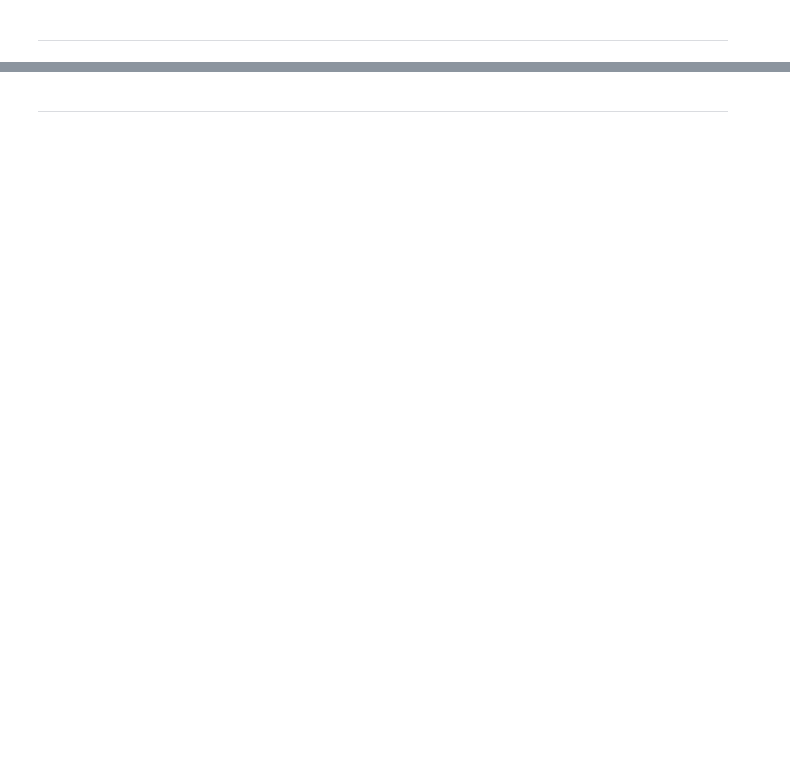
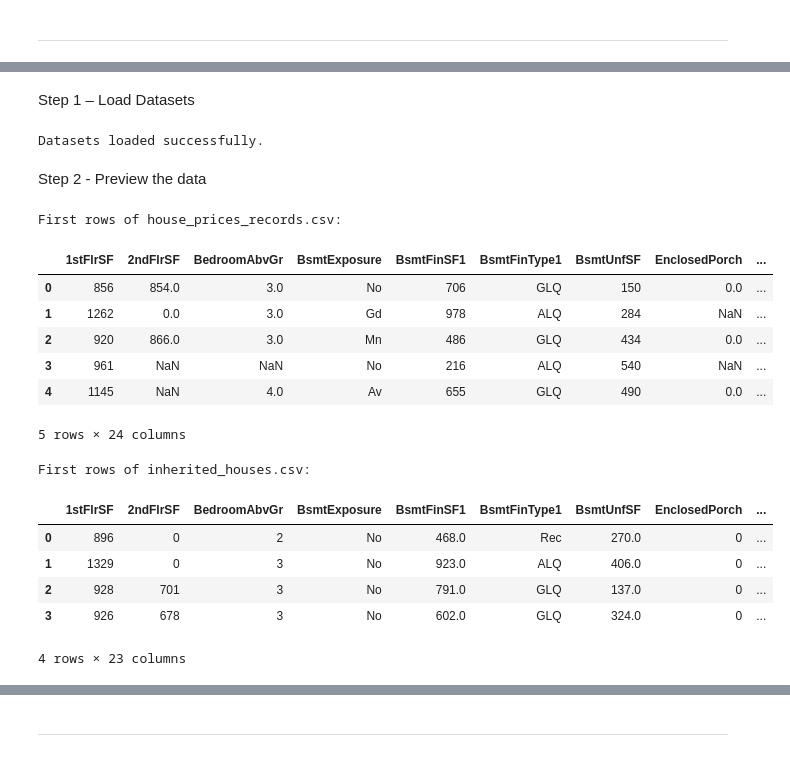
Before and after one commit to galindo89/heritage-housing-ml-pgz, a Jupyter notebook: jupyter_notebooks/Data_Collection.ipynb, the cells around one changed output, grey strips where cells are left out. Cells and saved outputs as stored; diff of their text form; code cells hidden in the pictures; blank space fills up the shorter version.

Commit message:
finalizing data collection notebook

```diff
--- a/jupyter_notebooks/Data_Collection.ipynb
+++ b/jupyter_notebooks/Data_Collection.ipynb
@@ -95,0 +114,4 @@ kaggle.json found and environment variable set.
+# %%
+data_dir = os.path.join("inputs", "datasets","raw")
+os.makedirs(data_dir, exist_ok=True)
+!kaggle datasets download -d codeinstitute/housing-prices-data -p {data_dir} --unzip
@@ -99,0 +186,47 @@ kaggle.json found and environment variable set.
+# %% [markdown]
+Step 1 – Load Datasets
+# %%
+import pandas as pd
+import os
+
+# Define dataset paths
+records_path = os.path.join(
+    data_dir, 'house-price-20211124T154130Z-001', 'house-price', 'house_prices_records.csv'
+)
+inherited_path = os.path.join(
+    data_dir, 'house-price-20211124T154130Z-001', 'house-price', 'inherited_houses.csv'
+)
+
+# Load the datasets
+try:
+    df_records = pd.read_csv(records_path)
+    df_inherited = pd.read_csv(inherited_path)
+    print("Datasets loaded successfully.")
+except FileNotFoundError as e:
+    print("File not found:", e)
+# %% [output]
+Datasets loaded successfully.
+# %% [markdown]
+Step 2 - Preview the data
+# %%
+print("\nFirst rows of house_prices_records.csv:")
+display(df_records.head())
+
+print("\nFirst rows of inherited_houses.csv:")
+display(df_inherited.head())
+# %% [output]
+First rows of house_prices_records.csv:
+|  | 1stFlrSF | 2ndFlrSF | BedroomAbvGr | BsmtExposure | BsmtFinSF1 | BsmtFinType1 | BsmtUnfSF | EnclosedPorch | ... |
+| 0 | 856 | 854.0 | 3.0 | No | 706 | GLQ | 150 | 0.0 | ... |
+| 1 | 1262 | 0.0 | 3.0 | Gd | 978 | ALQ | 284 | NaN | ... |
+| 2 | 920 | 866.0 | 3.0 | Mn | 486 | GLQ | 434 | 0.0 | ... |
+| 3 | 961 | NaN | NaN | No | 216 | ALQ | 540 | NaN | ... |
+| 4 | 1145 | NaN | 4.0 | Av | 655 | GLQ | 490 | 0.0 | ... |
+5 rows × 24 columns
+First rows of inherited_houses.csv:
+|  | 1stFlrSF | 2ndFlrSF | BedroomAbvGr | BsmtExposure | BsmtFinSF1 | BsmtFinType1 | BsmtUnfSF | EnclosedPorch | ... |
+| 0 | 896 | 0 | 2 | No | 468.0 | Rec | 270.0 | 0 | ... |
+| 1 | 1329 | 0 | 3 | No | 923.0 | ALQ | 406.0 | 0 | ... |
+| 2 | 928 | 701 | 3 | No | 791.0 | GLQ | 137.0 | 0 | ... |
+| 3 | 926 | 678 | 3 | No | 602.0 | GLQ | 324.0 | 0 | ... |
+4 rows × 23 columns
```
Also changed, not shown: parts of 26 cells of this notebook, 3 other files.
